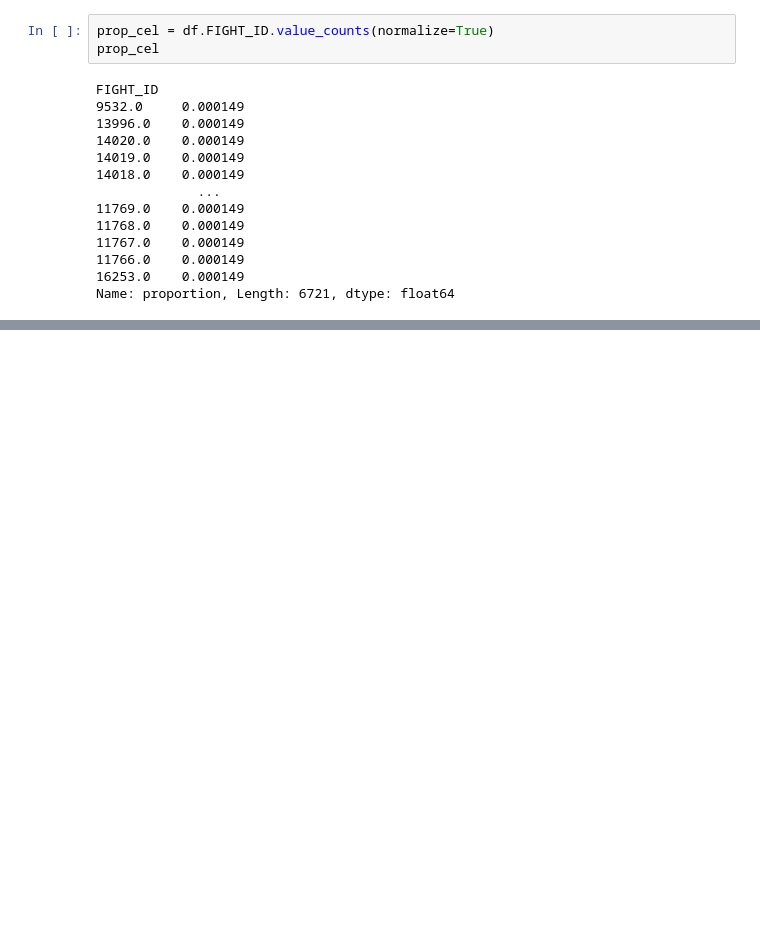
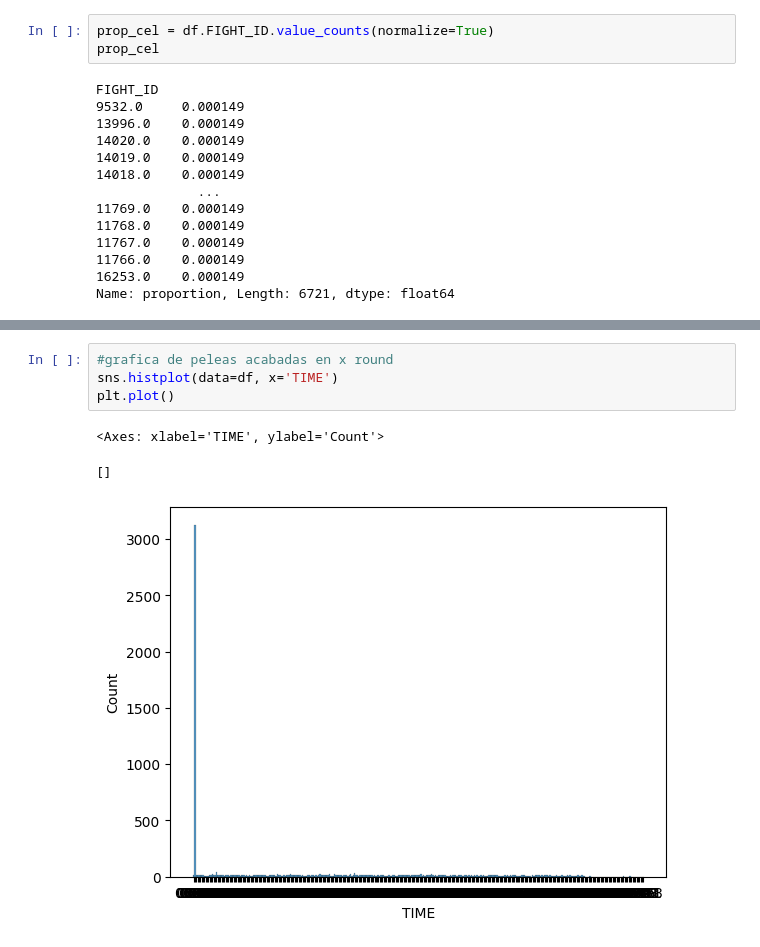
Before and after one commit to YaotecatlMtz/analisisUFC, a Jupyter notebook: proyecto_test.ipynb, the cells around one changed output, grey strips where cells are left out. Drawn from its saved outputs; the diff is of its cells as text; blank space fills up the shorter version.

```diff
--- a/proyecto_test.ipynb
+++ b/proyecto_test.ipynb
@@ -324,0 +296,8 @@ plt.show()
+# %%
+#grafica de peleas acabadas en x round
+sns.histplot(data=df, x='TIME')
+plt.plot()
+# %% [output]
+<Axes: xlabel='TIME', ylabel='Count'>
+[]
+[figure, added]
```
Also changed, not shown: parts of 20 cells of this notebook, 1 other file.
